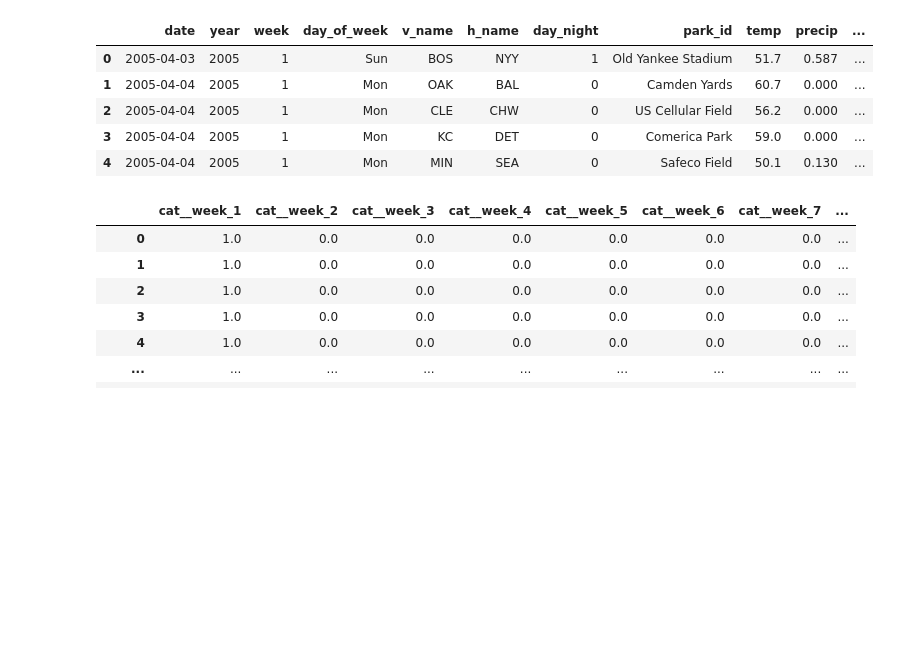
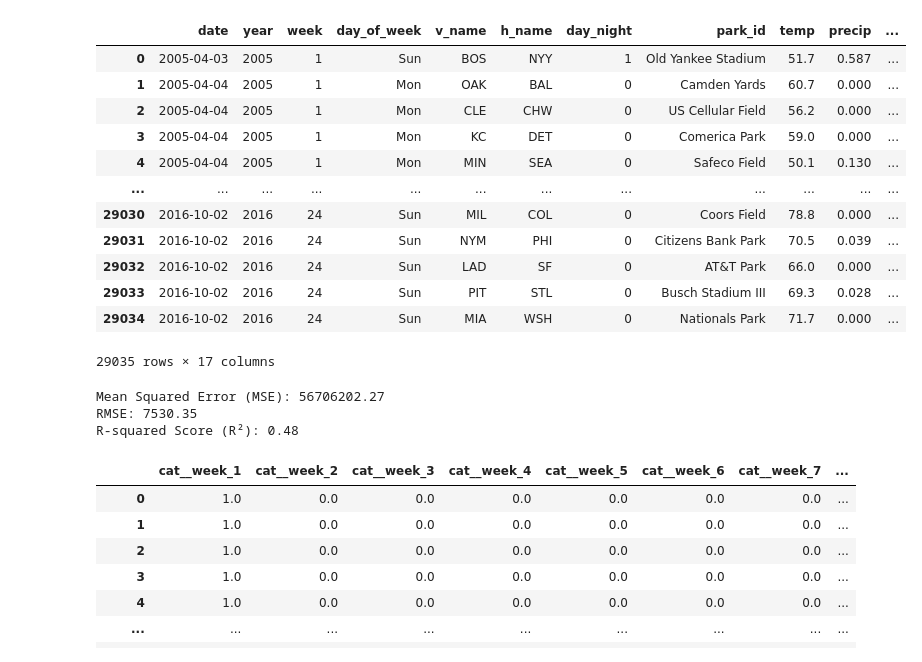
Before and after one commit to tmarchok1/DS440_project, a Jupyter notebook: model_code_travis.ipynb, the cells around one changed output. Cells and saved outputs as stored; diff of their text form; code cells hidden in the pictures; blank space fills up the shorter version.

Commit message:
Created dummy model

```diff
--- a/model_code_travis.ipynb
+++ b/model_code_travis.ipynb
@@ -12,12 +12,37 @@ from sklearn.preprocessing import StandardScaler
 from sklearn.linear_model import LassoCV
 # %%
 glogs_final = pd.read_csv('https://raw.githubusercontent.com/tmarchok1/DS440_project/refs/heads/main/glogs_final.csv')
-glogs_final.head()
+glogs_final
 # %% [output]
 |  | date | year | week | day_of_week | v_name | h_name | day_night | park_id | temp | precip | ... |
 | 0 | 2005-04-03 | 2005 | 1 | Sun | BOS | NYY | 1 | Old Yankee Stadium | 51.7 | 0.587 | ... |
 | 1 | 2005-04-04 | 2005 | 1 | Mon | OAK | BAL | 0 | Camden Yards | 60.7 | 0.000 | ... |
 | 2 | 2005-04-04 | 2005 | 1 | Mon | CLE | CHW | 0 | US Cellular Field | 56.2 | 0.000 | ... |
 | 3 | 2005-04-04 | 2005 | 1 | Mon | KC | DET | 0 | Comerica Park | 59.0 | 0.000 | ... |
 | 4 | 2005-04-04 | 2005 | 1 | Mon | MIN | SEA | 0 | Safeco Field | 50.1 | 0.130 | ... |
+| ... | ... | ... | ... | ... | ... | ... | ... | ... | ... | ... | ... |
+| 29030 | 2016-10-02 | 2016 | 24 | Sun | MIL | COL | 0 | Coors Field | 78.8 | 0.000 | ... |
+| 29031 | 2016-10-02 | 2016 | 24 | Sun | NYM | PHI | 0 | Citizens Bank Park | 70.5 | 0.039 | ... |
+| 29032 | 2016-10-02 | 2016 | 24 | Sun | LAD | SF | 0 | AT&T Park | 66.0 | 0.000 | ... |
+| 29033 | 2016-10-02 | 2016 | 24 | Sun | PIT | STL | 0 | Busch Stadium III | 69.3 | 0.028 | ... |
+| 29034 | 2016-10-02 | 2016 | 24 | Sun | MIA | WSH | 0 | Nationals Park | 71.7 | 0.000 | ... |
+29035 rows × 17 columns
+# %%
+# Create dummy model using only h_name variable
+homedf = glogs_final.groupby('park_id')['attendance'].mean().sort_values().to_frame()
+dummydf = pd.merge(glogs_final, homedf, on='park_id', how='left')
+dummydf
+
+# Evaluation metrics for dummy model
+mse = mean_squared_error(dummydf['attendance_x'], dummydf['attendance_y'])
+rmse = mse**(1/2)
+r2 = r2_score(dummydf['attendance_x'], dummydf['attendance_y'])
+
+print(f'Mean Squared Error (MSE): {mse:.2f}')
+print(f'RMSE: {rmse:.2f}')
+print(f'R-squared Score (R²): {r2:.2f}')
+# %% [output]
+Mean Squared Error (MSE): 56706202.27
+RMSE: 7530.35
+R-squared Score (R²): 0.48
 # %%
```
Also changed, not shown: parts of 3 cells of this notebook, 1 other file.
